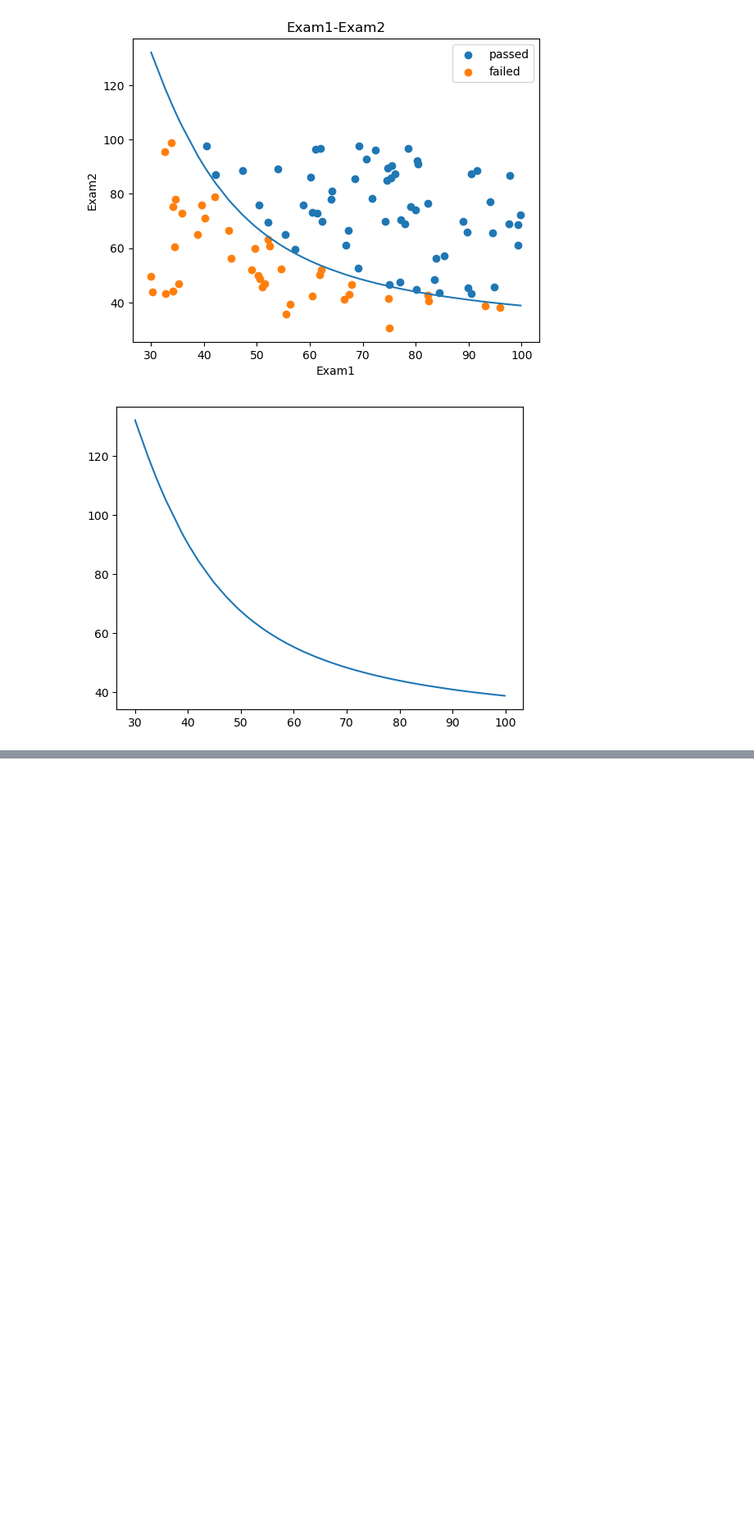
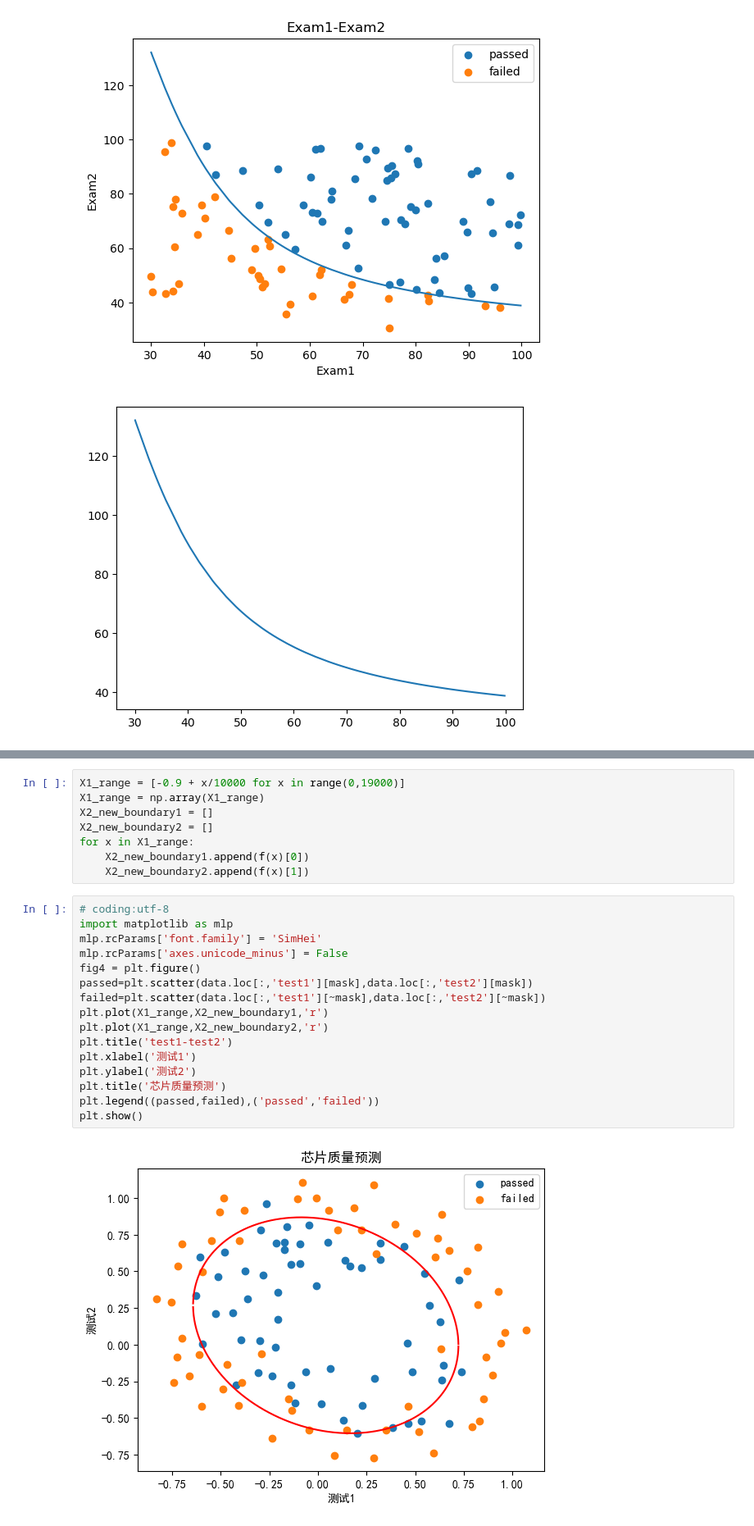
Before and after one commit to ChaoEcho/ml_learn, a Jupyter notebook: my_learn/learn-8-4.ipynb, the cells around one changed output, grey strips where cells are left out. Shown at 82% size. Drawn from its saved outputs; the diff is of its cells as text; blank space fills up the shorter version.

```diff
--- a/my_learn/learn-8-4.ipynb
+++ b/my_learn/learn-8-4.ipynb
@@ -237,0 +372,26 @@ plt.show()
+# %%
+X1_range = [-0.9 + x/10000 for x in range(0,19000)]
+X1_range = np.array(X1_range)
+X2_new_boundary1 = []
+X2_new_boundary2 = []
+for x in X1_range:
+    X2_new_boundary1.append(f(x)[0])
+    X2_new_boundary2.append(f(x)[1])
+# %%
+# coding:utf-8
+import matplotlib as mlp
+mlp.rcParams['font.family'] = 'SimHei'
+mlp.rcParams['axes.unicode_minus'] = False
+fig4 = plt.figure()
+passed=plt.scatter(data.loc[:,'test1'][mask],data.loc[:,'test2'][mask])
+failed=plt.scatter(data.loc[:,'test1'][~mask],data.loc[:,'test2'][~mask])
+plt.plot(X1_range,X2_new_boundary1,'r')
+plt.plot(X1_range,X2_new_boundary2,'r')
+plt.title('test1-test2')
+plt.xlabel('测试1')
+plt.ylabel('测试2')
+plt.title('芯片质量预测')
+plt.legend((passed,failed),('passed','failed'))
+plt.show()
+# %% [output]
+[figure, added]
```
Also changed, not shown: parts of 12 cells of this notebook.
